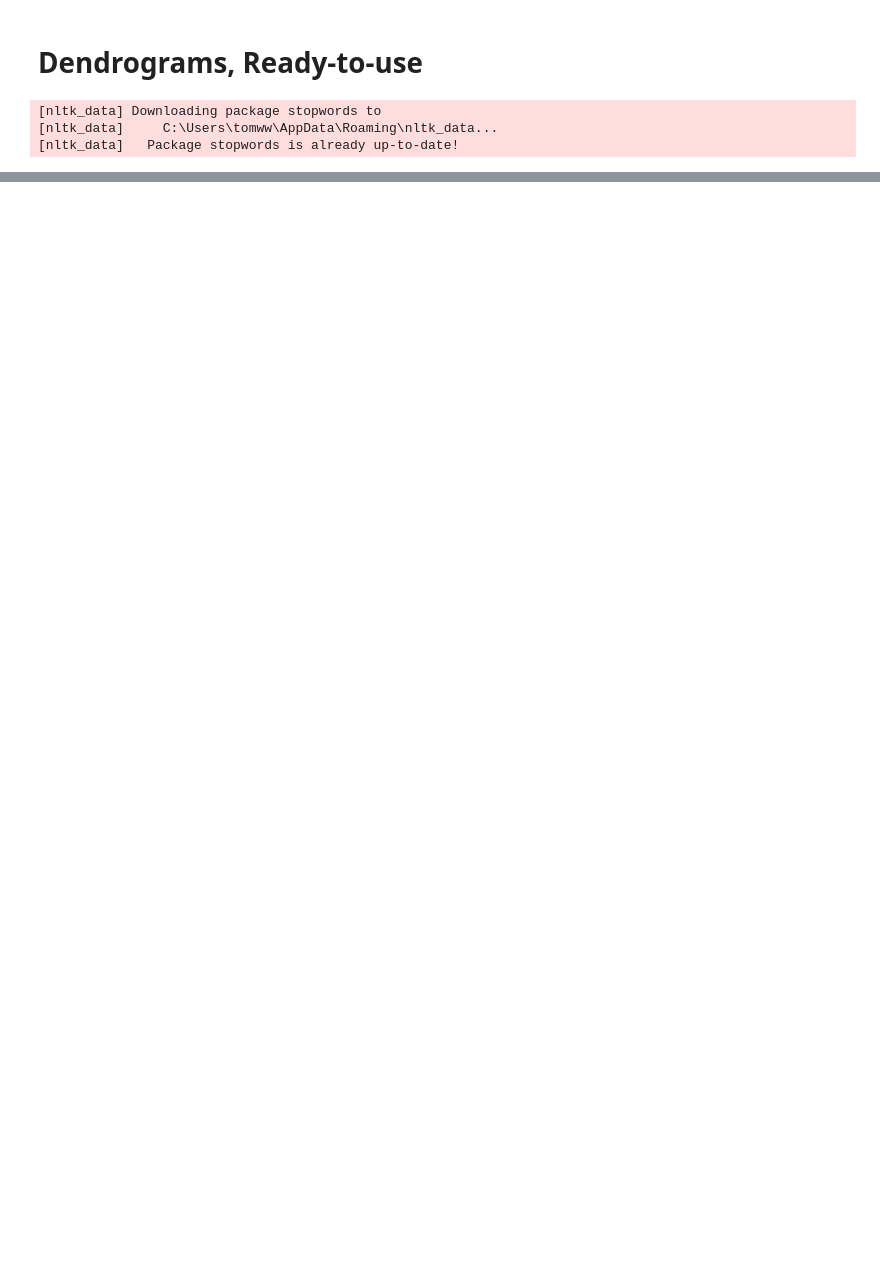
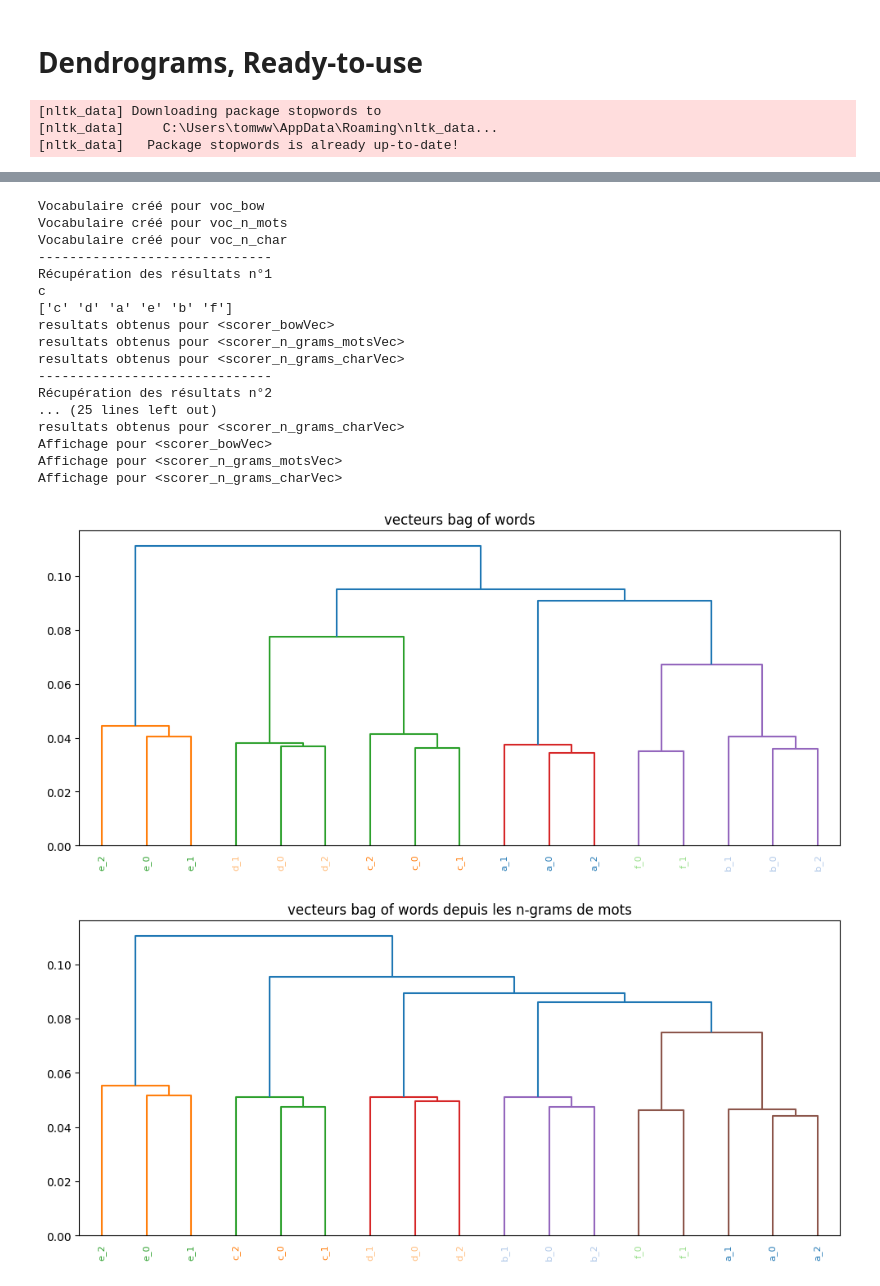
Before and after one commit to Phineaax/PardonMyFrench, a Jupyter notebook: Tryout notebooks/dendrograms_rtu.ipynb, the cells around one changed output, grey strips where cells are left out. Saved outputs shown, nothing was run; the diff lists cells and outputs as text; code cells hidden in the pictures; blank space fills up the shorter version.

```diff
--- a/Tryout notebooks/dendrograms_rtu.ipynb
+++ b/Tryout notebooks/dendrograms_rtu.ipynb
@@ -26,0 +97,2 @@ sum(af['persona_id'] == df["persona_id"])
+# %%
+df_n = cs.create_baseline(json_path, n=6)
@@ -26,0 +106,22 @@ sum(af['persona_id'] == df["persona_id"])
+# %%
+b, l = cs.get_aggregated_results(json_path, scorers=available_metrics[4:7], optional_df=df_n)
+# %% [output]
+Vocabulaire créé pour voc_bow
+Vocabulaire créé pour voc_n_mots
+Vocabulaire créé pour voc_n_char
+------------------------------
+Récupération des résultats n°1
+c
+['c' 'd' 'a' 'e' 'b' 'f']
+resultats obtenus pour <scorer_bowVec>
+resultats obtenus pour <scorer_n_grams_motsVec>
+resultats obtenus pour <scorer_n_grams_charVec>
+------------------------------
+Récupération des résultats n°2
+... (25 lines left out)
+resultats obtenus pour <scorer_n_grams_charVec>
+Affichage pour <scorer_bowVec>
+Affichage pour <scorer_n_grams_motsVec>
+Affichage pour <scorer_n_grams_charVec>
+[figure, added]
+[figure, added]
```
Also changed, not shown: parts of 28 cells of this notebook, 1 other file.
